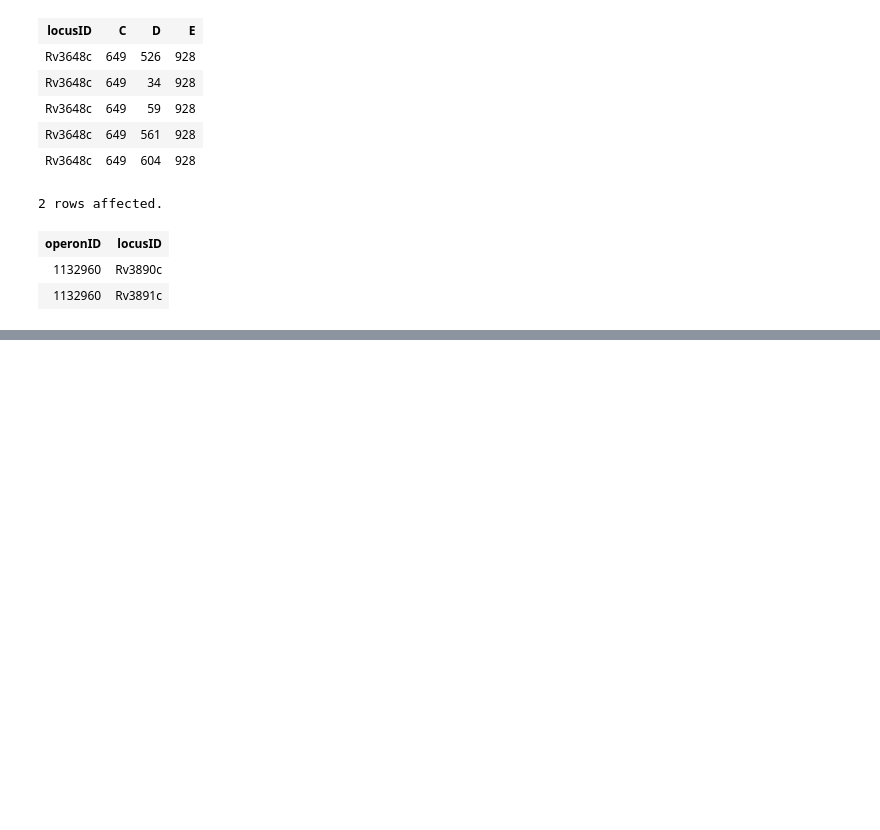
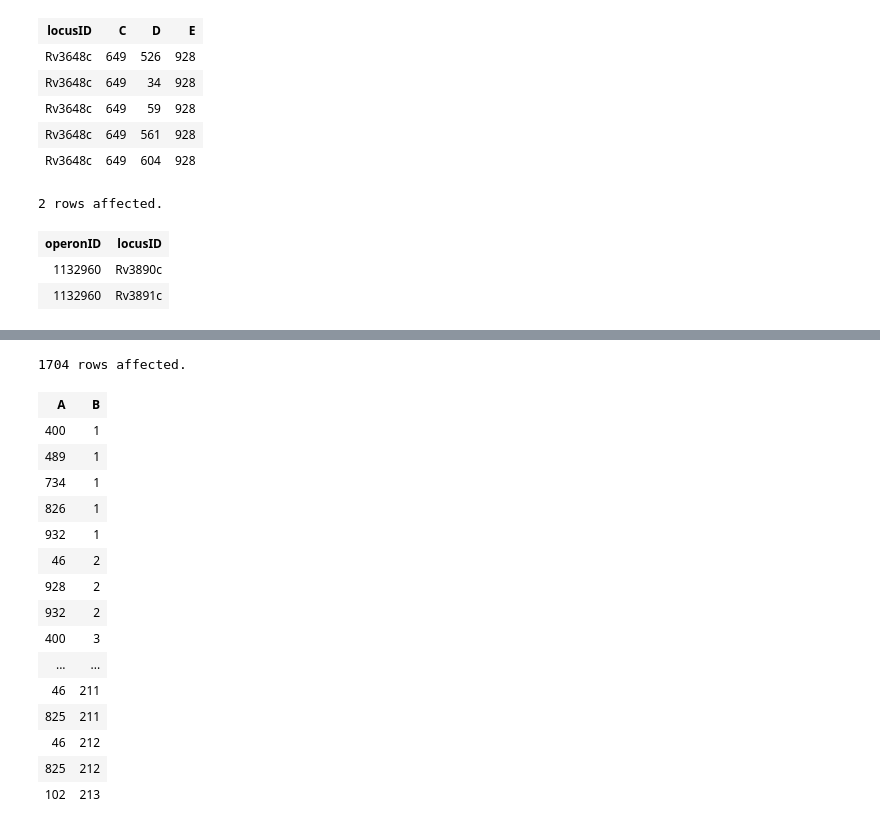
Before and after one commit to AgustinPardo/mycoRT, a Jupyter notebook: DB/cargaDBmycoRT.ipynb, the cells around one changed output, grey strips where cells are left out. Drawn from its saved outputs; the diff is of its cells as text; code cells hidden in the pictures; blank space fills up the shorter version.

```diff
--- a/DB/cargaDBmycoRT.ipynb
+++ b/DB/cargaDBmycoRT.ipynb
@@ -264,0 +309,21 @@ LIMIT 5;
+# %%
+%%sql
+SELECT * FROM redRTOperons;
+# %% [output]
+1704 rows affected.
+| A | B |
+| 400 | 1 |
+| 489 | 1 |
+| 734 | 1 |
+| 826 | 1 |
+| 932 | 1 |
+| 46 | 2 |
+| 928 | 2 |
+| 932 | 2 |
+| 400 | 3 |
+| ... | ... |
+| 46 | 211 |
+| 825 | 211 |
+| 46 | 212 |
+| 825 | 212 |
+| 102 | 213 |
```
Also changed, not shown: parts of 5 cells of this notebook, 5 other files.
